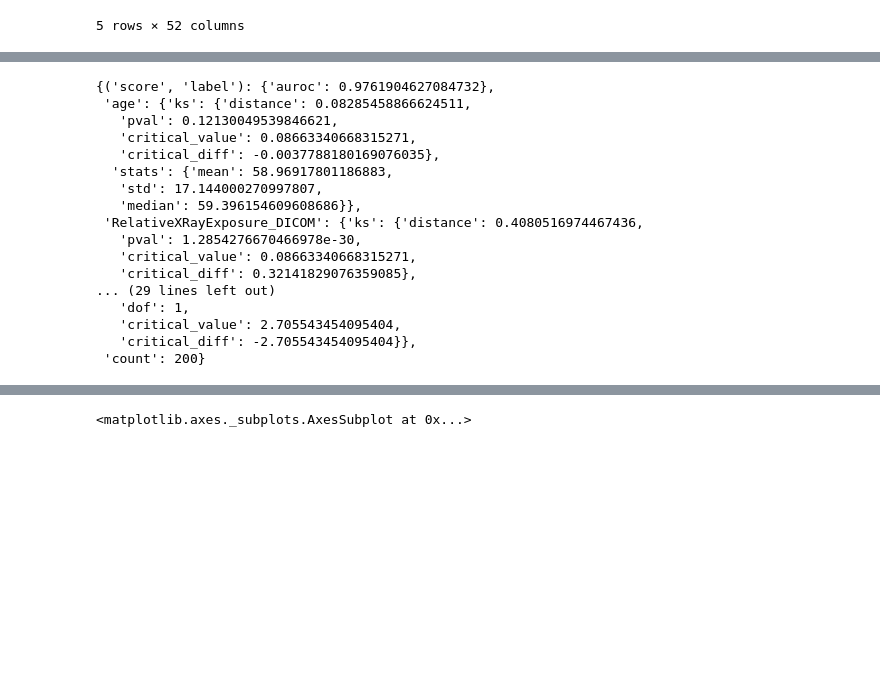
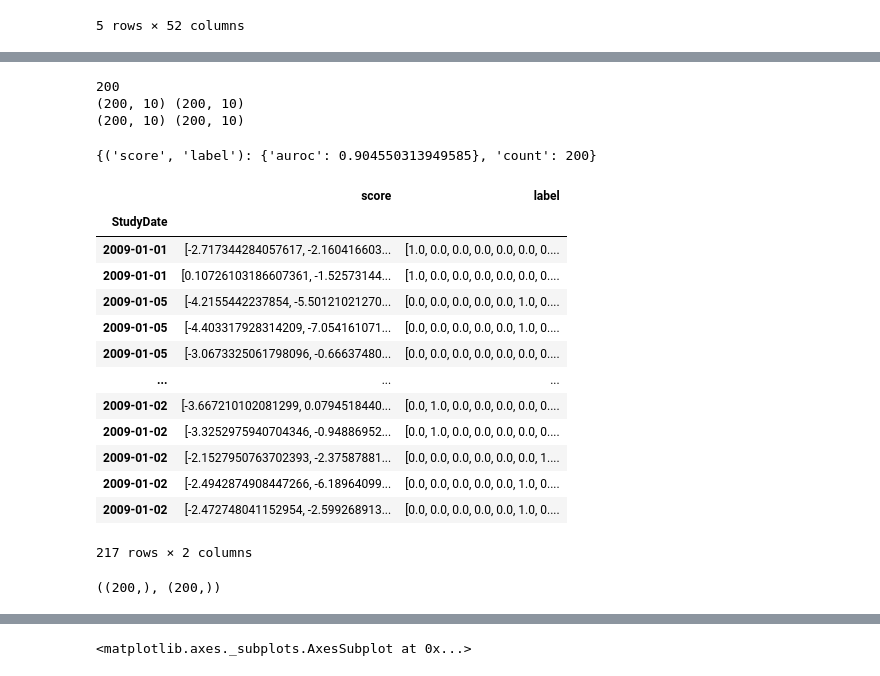
Before and after one commit to microsoft/MedImaging-ModelDriftMonitoring, a Jupyter notebook: experiments/experiment6/model_perf_predictor.ipynb, the cells around one changed output, grey strips where cells are left out. Drawn from its saved outputs; the diff is of its cells as text; code cells hidden in the pictures; blank space fills up the shorter version.

```diff
--- a/experiments/experiment6/model_perf_predictor.ipynb
+++ b/experiments/experiment6/model_perf_predictor.ipynb
@@ -23,7 +23,10 @@ def jsonl_files2dataframe(jsonl_files, converter=None):
                 df.append(converter(json.loads(line)))
     return pd.json_normalize(df)
 # %%
-df = helpers.jsonl_files2dataframe(glob.glob(f"{jsonl_dir}/preds.jsonl"))
+jsonl_dir = str(settings.TOP_DIR.joinpath("results", 'classifier', 'finetuned'))
+jsonl_files = glob.glob(f"{jsonl_dir}/preds.jsonl")
+
+df = helpers.jsonl_files2dataframe(jsonl_files)
 
 df
 # %% [output]
@@ -127,20 +146,20 @@ dwc = TabularDriftCalculator(train.df)
 
 dwc.add_drift_stat(("score", "label"), AUROCCalculator)
 
-dwc.add_drift_stat('age', KSDriftCalculator)
-dwc.add_drift_stat('RelativeXRayExposure_DICOM', KSDriftCalculator)
-dwc.add_drift_stat('WindowCenter_DICOM', KSDriftCalculator)
-dwc.add_drift_stat('WindowWidth_DICOM', KSDriftCalculator)
+# dwc.add_drift_stat('age', KSDriftCalculator)
+# dwc.add_drift_stat('RelativeXRayExposure_DICOM', KSDriftCalculator)
+# dwc.add_drift_stat('WindowCenter_DICOM', KSDriftCalculator)
+# dwc.add_drift_stat('WindowWidth_DICOM', KSDriftCalculator)
 
-dwc.add_drift_stat('age', BasicDriftCalculator)
-dwc.add_drift_stat('RelativeXRayExposure_DICOM', BasicDriftCalculator)
-dwc.add_drift_stat('WindowCenter_DICOM', BasicDriftCalculator)
-dwc.add_drift_stat('WindowWidth_DICOM', BasicDriftCalculator)
+# dwc.add_drift_stat('age', BasicDriftCalculator)
+# dwc.add_drift_stat('RelativeXRayExposure_DICOM', BasicDriftCalculator)
+# dwc.add_drift_stat('WindowCenter_DICOM', BasicDriftCalculator)
+# dwc.add_drift_stat('WindowWidth_DICOM', BasicDriftCalculator)
 
 
-dwc.add_drift_stat('Projection', ChiSqDriftCalculator)
-dwc.add_drift_stat('PatientSex_DICOM', ChiSqDriftCalculator)
-dwc.add_drift_stat('Modality_DICOM', ChiSqDriftCalculator)
+# dwc.add_drift_stat('Projection', ChiSqDriftCalculator)
+# dwc.add_drift_stat('PatientSex_DICOM', ChiSqDriftCalculator)
+# dwc.add_drift_stat('Modality_DICOM', ChiSqDriftCalculator)
 
 dwc.prepare()
 
@@ -149,21 +168,37 @@ results = dwc.predict(sample)
 
 results
 # %% [output]
-{('score', 'label'): {'auroc': 0.9761904627084732},
- 'age': {'ks': {'distance': 0.08285458866624511,
-   'pval': 0.12130049539846621,
-   'critical_value': 0.08663340668315271,
-   'critical_diff': -0.0037788180169076035},
-  'stats': {'mean': 58.96917801186883,
-   'std': 17.144000270997807,
-   'median': 59.396154609608686}},
- 'RelativeXRayExposure_DICOM': {'ks': {'distance': 0.4080516974467436,
-   'pval': 1.2854276670466978e-30,
-   'critical_value': 0.08663340668315271,
-   'critical_diff': 0.32141829076359085},
-... (29 lines left out)
-   'dof': 1,
-   'critical_value': 2.705543454095404,
-   'critical_diff': -2.705543454095404}},
- 'count': 200}
+200
+(200, 10) (200, 10)
+(200, 10) (200, 10)
+{('score', 'label'): {'auroc': 0.904550313949585}, 'count': 200}
+# %%
+def sample_frame(df, day, window='30D'):
+    day_dt = pd.to_datetime(day)
+    delta = pd.tseries.frequencies.to_offset(window)
+    return df.loc[str(day_dt - delta):str(day_dt)]
+# %% [output]
+|  | score | label |
+| StudyDate |  |  |
+| 2009-01-01 | [-2.717344284057617, -2.160416603... | [1.0, 0.0, 0.0, 0.0, 0.0, 0.0, 0.... |
+| 2009-01-01 | [0.10726103186607361, -1.52573144... | [1.0, 0.0, 0.0, 0.0, 0.0, 0.0, 0.... |
+| 2009-01-05 | [-4.2155442237854, -5.50121021270... | [0.0, 0.0, 0.0, 0.0, 0.0, 1.0, 0.... |
+| 2009-01-05 | [-4.403317928314209, -7.054161071... | [0.0, 0.0, 0.0, 0.0, 0.0, 1.0, 0.... |
+| 2009-01-05 | [-3.0673325061798096, -0.66637480... | [0.0, 0.0, 0.0, 0.0, 0.0, 0.0, 0.... |
+| ... | ... | ... |
+| 2009-01-02 | [-3.667210102081299, 0.0794518440... | [0.0, 1.0, 0.0, 0.0, 0.0, 0.0, 0.... |
+| 2009-01-02 | [-3.3252975940704346, -0.94886952... | [0.0, 1.0, 0.0, 0.0, 0.0, 0.0, 0.... |
+| 2009-01-02 | [-2.1527950763702393, -2.37587881... | [0.0, 0.0, 0.0, 0.0, 0.0, 0.0, 1.... |
+| 2009-01-02 | [-2.4942874908447266, -6.18964099... | [0.0, 0.0, 0.0, 0.0, 0.0, 1.0, 0.... |
+| 2009-01-02 | [-2.472748041152954, -2.599268913... | [0.0, 0.0, 0.0, 0.0, 0.0, 1.0, 0.... |
+217 rows × 2 columns
+# %%
+labels = sample.iloc[:, 1]
+scores = sample.iloc[:, 0]
+labels = np.stack(labels.values)
+scores = np.stack(scores.values)
+
+labels.shape, scores.shape
+# %% [output]
+((200,), (200,))
 # %%
```
Also changed, not shown: parts of 15 cells of this notebook, 20 other files.
